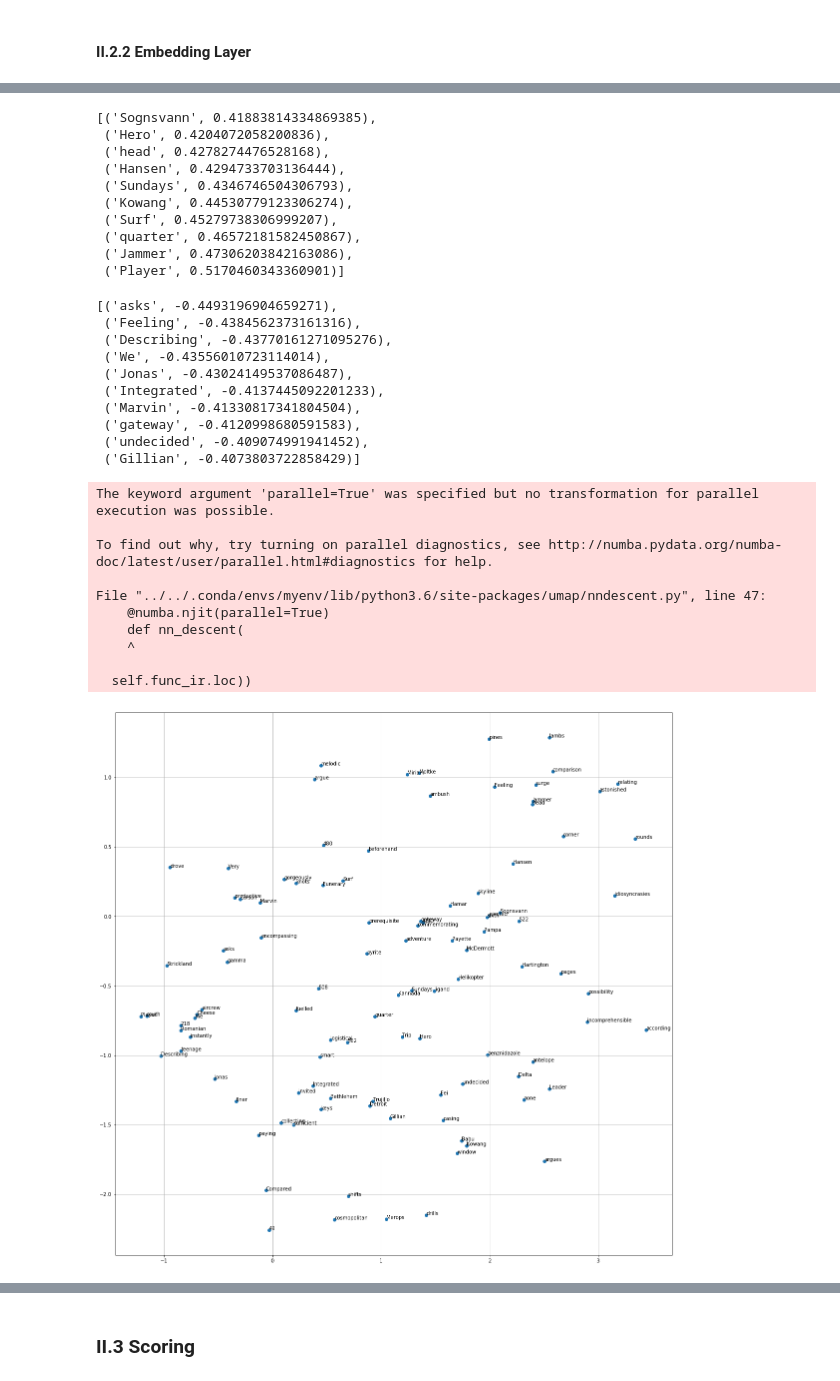
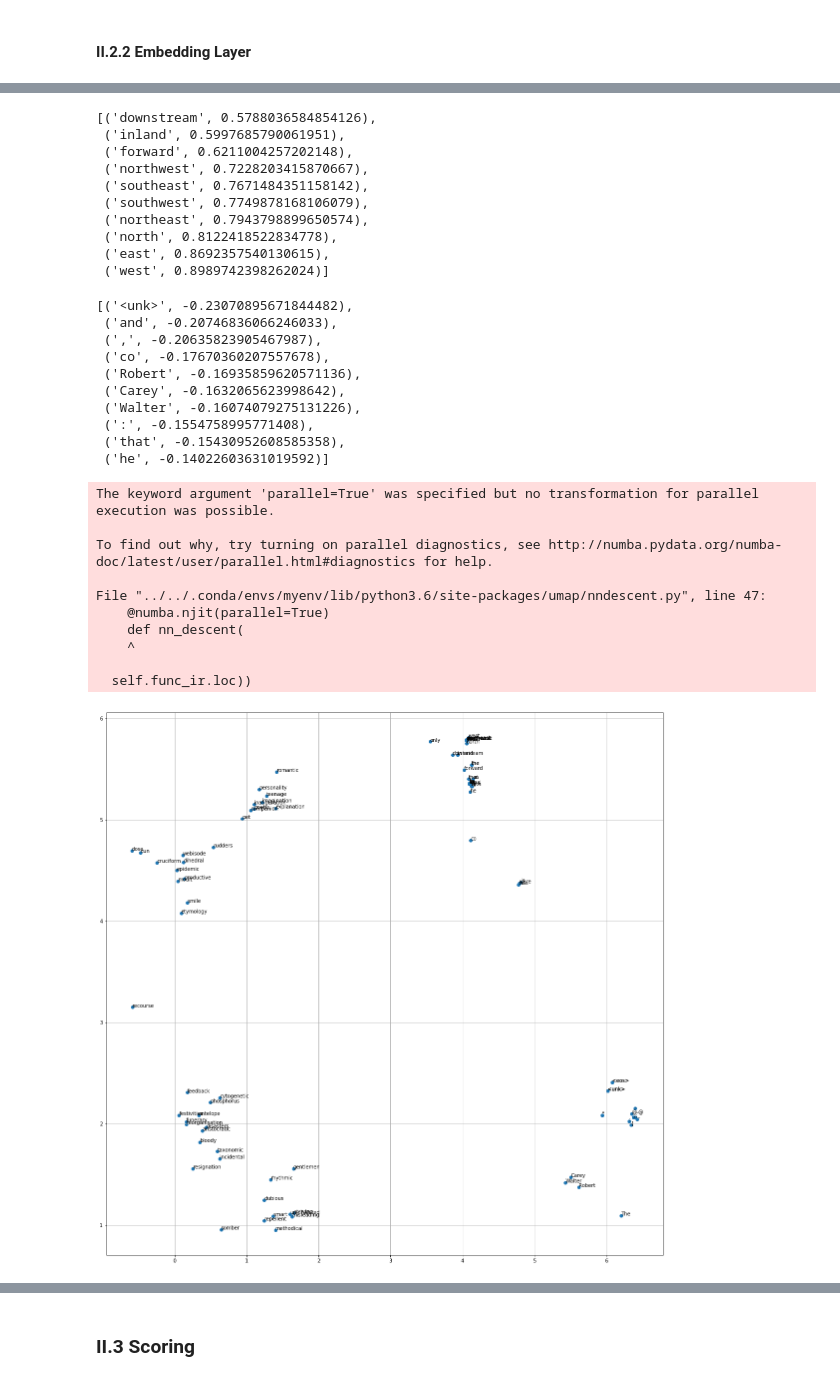
Before and after one commit to lexili24/Language-Model-NYU-Data-Science, a Jupyter notebook: HW2/lm_homework.ipynb, the cells around one changed output, grey strips where cells are left out. Cells and saved outputs as stored; diff of their text form; code cells hidden in the pictures.

Commit message:
update cosine similarity & projection

```diff
--- a/HW2/lm_homework.ipynb
+++ b/HW2/lm_homework.ipynb
@@ -771,42 +799,46 @@ proj_list, whole_words = cos_similarity(weight_matrix_proj, words)
+# %%
+weight_matrix_proj = model.projection.weight
+words = ['productive', 'teenage','south','antelope','smart']
+# some verbs, and nouns
+proj_list, whole_words_proj = cos_similarity(weight_matrix_proj, words)
 # %%
 proj_list['south']['best']
 # %% [output]
-[('Sognsvann', 0.41883814334869385),
- ('Hero', 0.4204072058200836),
- ('head', 0.4278274476528168),
- ('Hansen', 0.4294733703136444),
- ('Sundays', 0.4346746504306793),
- ('Kowang', 0.44530779123306274),
- ('Surf', 0.45279738306999207),
- ('quarter', 0.46572181582450867),
- ('Jammer', 0.47306203842163086),
- ('Player', 0.5170460343360901)]
+[('downstream', 0.5788036584854126),
+ ('inland', 0.5997685790061951),
+ ('forward', 0.6211004257202148),
+ ('northwest', 0.7228203415870667),
+ ('southeast', 0.7671484351158142),
+ ('southwest', 0.7749878168106079),
+ ('northeast', 0.7943798899650574),
+ ('north', 0.8122418522834778),
+ ('east', 0.8692357540130615),
+ ('west', 0.8989742398262024)]
 # %%
 proj_list['south']['worst']
 # %% [output]
-[('asks', -0.4493196904659271),
- ('Feeling', -0.4384562373161316),
- ('Describing', -0.43770161271095276),
- ('We', -0.43556010723114014),
- ('Jonas', -0.43024149537086487),
- ('Integrated', -0.4137445092201233),
- ('Marvin', -0.41330817341804504),
- ('gateway', -0.4120998680591583),
- ('undecided', -0.409074991941452),
- ('Gillian', -0.4073803722858429)]
+[('<unk>', -0.23070895671844482),
+ ('and', -0.20746836066246033),
+ (',', -0.20635823905467987),
+ ('co', -0.17670360207557678),
+ ('Robert', -0.16935859620571136),
+ ('Carey', -0.1632065623998642),
+ ('Walter', -0.16074079275131226),
+ (':', -0.1554758995771408),
+ ('that', -0.15430952608585358),
+ ('he', -0.14022603631019592)]
 # %%
-whole_word_ids = train_dict.encode_token_seq(whole_words)   # e.g. use dictionary.get_id on a list of words
-
-umap_plot(weight_matrix_lkup, whole_word_ids, whole_words)
+whole_word_ids_proj = train_dict.encode_token_seq(whole_words_proj)   # e.g. use dictionary.get_id on a list of words
+umap_plot(weight_matrix_proj, whole_word_ids, whole_words_proj)
 # %% [output]
 The keyword argument 'parallel=True' was specified but no transformation for parallel execution was possible.
 
 To find out why, try turning on parallel diagnostics, see http://numba.pydata.org/numba-doc/latest/user/parallel.html#diagnostics for help.
 
 File "../../.conda/envs/myenv/lib/python3.6/site-packages/umap/nndescent.py", line 47:
     @numba.njit(parallel=True)
     def nn_descent(
     ^
 
   self.func_ir.loc))
-[figure, old version]
+[figure, new version]
```
Also changed, not shown: parts of 16 cells of this notebook.
